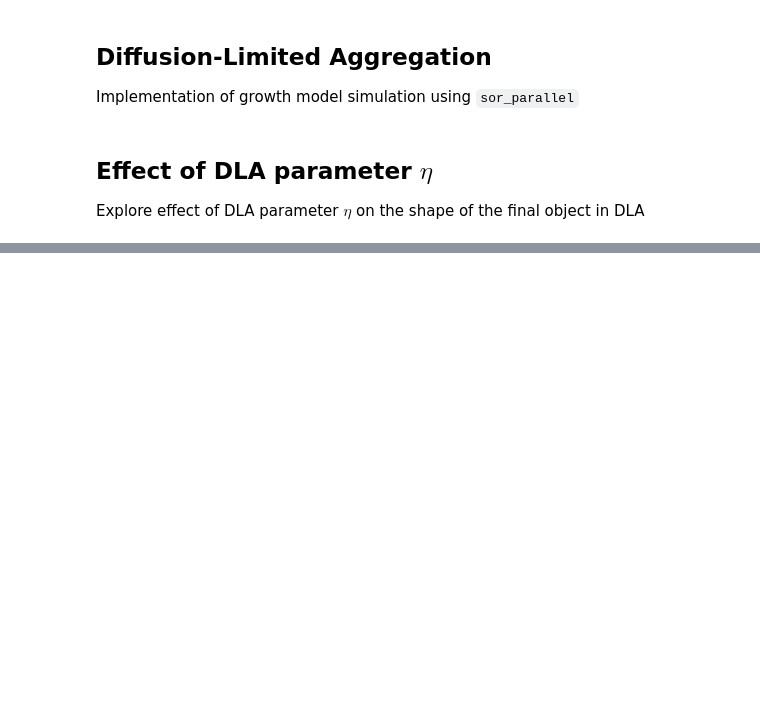
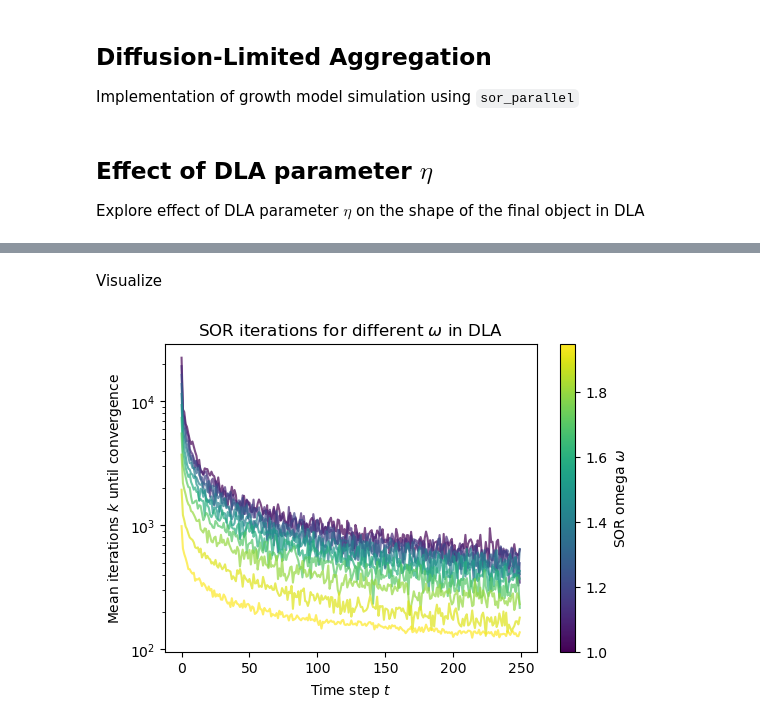
Before and after one commit to jonas4climate/modelling-natural-processes, a Jupyter notebook: Set2_1_1.ipynb, the cells around one changed output, grey strips where cells are left out. Saved outputs shown, nothing was run; the diff lists cells and outputs as text; code cells hidden in the pictures; blank space fills up the shorter version.

```diff
--- a/Set2_1_1.ipynb
+++ b/Set2_1_1.ipynb
@@ -460,0 +527,28 @@ for eta in tqdm(etas, desc='Simulating & plotting across eta range', leave=False
+# %% [markdown]
+Visualize
+# %%
+t = np.arange(Nt)
+nd_sor_iters[nd_sor_iters == 0] = np.nan # for plotting purposes
+
+fig, ax = plt.subplots(figsize=(6, 4))
+cmap = plt.get_cmap('viridis')
+norm = Normalize(vmin=omegas.min(), vmax=omegas.max())
+
+for i, omega in enumerate(omegas):
+    color = cmap(norm(omega))
+    ax.plot(t, nd_sor_iters[i, :], color=color, alpha=0.7)
+
+ax.set_xlabel('Time step $t$')
+ax.set_ylabel('Mean iterations $k$ until convergence')
+ax.set_yscale('log')
+
+# Colorbar mapping
+sm = ScalarMappable(cmap=cmap, norm=norm)
+sm.set_array([])
+fig.colorbar(sm, ax=ax, label='SOR omega $\\omega$')
+
+ax.set_title(f'SOR iterations for different $\\omega$ in DLA')
+fig.savefig(f'{MEDIA_PATH}/omega_iterations_{N}_samples.png', dpi=300, bbox_inches='tight')
+plt.show()
+# %% [output]
+[figure, added]
```
Also changed, not shown: parts of 11 cells of this notebook, 22 other files.
